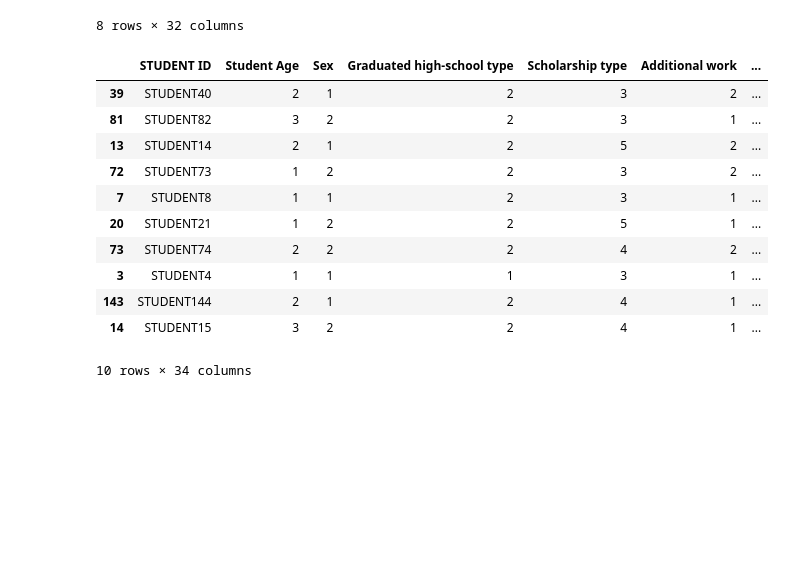
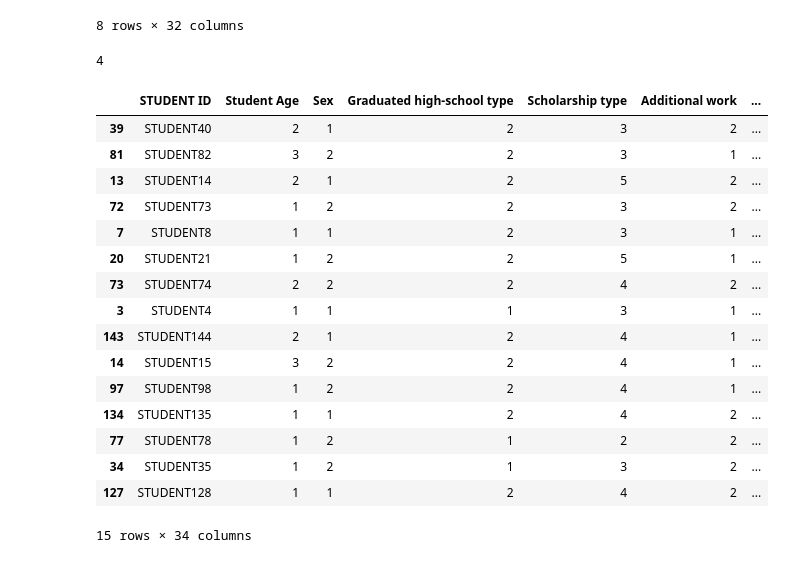
Before and after one commit to Hokure04/AISystems, a Jupyter notebook: AISystemsLab5/AISystemsLab5.ipynb, the cells around one changed output. Cells and saved outputs as stored; diff of their text form; code cells hidden in the pictures; blank space fills up the shorter version.

```diff
--- a/AISystemsLab5/AISystemsLab5.ipynb
+++ b/AISystemsLab5/AISystemsLab5.ipynb
@@ -58,21 +58,31 @@ df.describe()
 8 rows × 32 columns
 # %%
 grade_threshold = (np.min(df['GRADE']) + np.max(df['GRADE'])) / 2
-df['SUCCESS'] = (df['GRADE'] > grade_threshold).astype(int)
-df.sample(10)
+grade_threshold = round(grade_threshold)
+print(grade_threshold)
 # %% [output]
-|  | STUDENT ID | Student Age | Sex | Graduated high-school type | Scholarship type | Additional work | ... |
-| 39 | STUDENT40 | 2 | 1 | 2 | 3 | 2 | ... |
-| 81 | STUDENT82 | 3 | 2 | 2 | 3 | 1 | ... |
-| 13 | STUDENT14 | 2 | 1 | 2 | 5 | 2 | ... |
-| 72 | STUDENT73 | 1 | 2 | 2 | 3 | 2 | ... |
-| 7 | STUDENT8 | 1 | 1 | 2 | 3 | 1 | ... |
-| 20 | STUDENT21 | 1 | 2 | 2 | 5 | 1 | ... |
-| 73 | STUDENT74 | 2 | 2 | 2 | 4 | 2 | ... |
-| 3 | STUDENT4 | 1 | 1 | 1 | 3 | 1 | ... |
-| 143 | STUDENT144 | 2 | 1 | 2 | 4 | 1 | ... |
-| 14 | STUDENT15 | 3 | 2 | 2 | 4 | 1 | ... |
-10 rows × 34 columns
+4
+# %%
+df['SUCCESS'] = (df['GRADE'] > grade_threshold).astype(int)
+df.sample(15)
+# %% [output]
+|  | STUDENT ID | Student Age | Sex | Graduated high-school type | Scholarship type | Additional work | ... |
+| 39 | STUDENT40 | 2 | 1 | 2 | 3 | 2 | ... |
+| 81 | STUDENT82 | 3 | 2 | 2 | 3 | 1 | ... |
+| 13 | STUDENT14 | 2 | 1 | 2 | 5 | 2 | ... |
+| 72 | STUDENT73 | 1 | 2 | 2 | 3 | 2 | ... |
+| 7 | STUDENT8 | 1 | 1 | 2 | 3 | 1 | ... |
+| 20 | STUDENT21 | 1 | 2 | 2 | 5 | 1 | ... |
+| 73 | STUDENT74 | 2 | 2 | 2 | 4 | 2 | ... |
+| 3 | STUDENT4 | 1 | 1 | 1 | 3 | 1 | ... |
+| 143 | STUDENT144 | 2 | 1 | 2 | 4 | 1 | ... |
+| 14 | STUDENT15 | 3 | 2 | 2 | 4 | 1 | ... |
+| 97 | STUDENT98 | 1 | 2 | 2 | 4 | 1 | ... |
+| 134 | STUDENT135 | 1 | 1 | 2 | 4 | 2 | ... |
+| 77 | STUDENT78 | 1 | 2 | 1 | 2 | 2 | ... |
+| 34 | STUDENT35 | 1 | 2 | 1 | 3 | 2 | ... |
+| 127 | STUDENT128 | 1 | 1 | 2 | 4 | 2 | ... |
+15 rows × 34 columns
 # %%
 features = list(df.columns.drop(['STUDENT ID','GRADE','SUCCESS']))
 target = 'SUCCESS'
```
Also changed, not shown: parts of 10 cells of this notebook, 2 other files.
